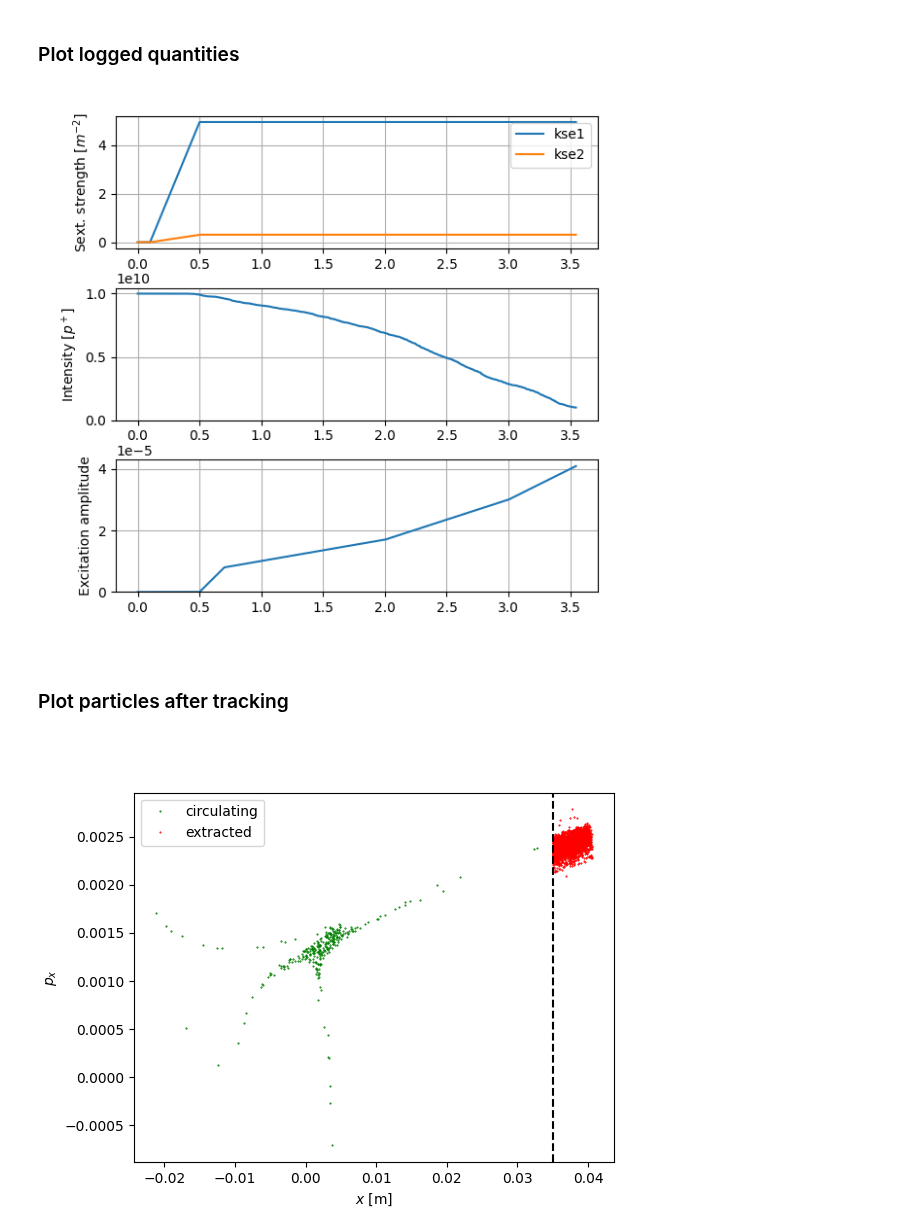
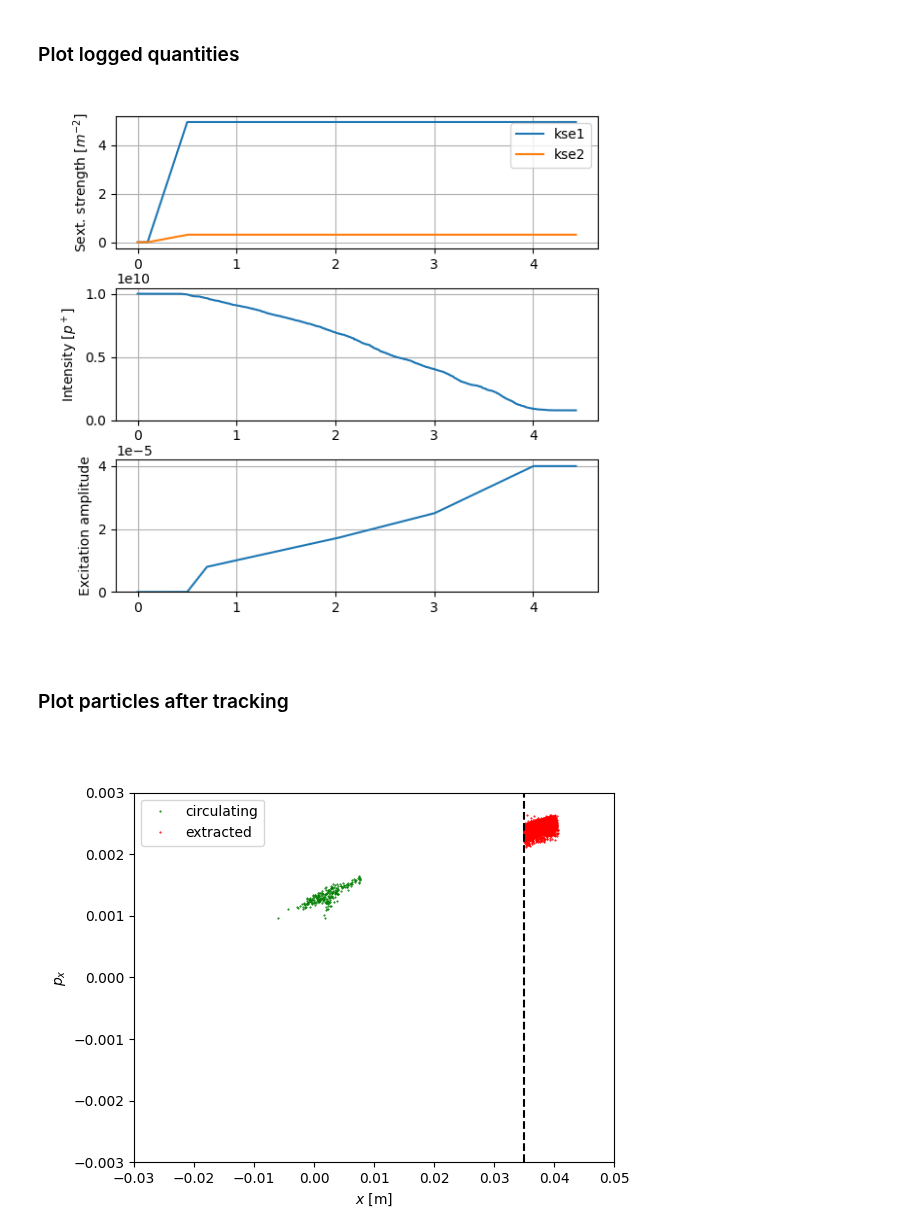
Before and after one commit to xsuite/slow_extraction_tutorial, a Jupyter notebook: notebook_03_spill.ipynb, the cells around one changed output. Saved outputs shown, nothing was run; the diff lists cells and outputs as text; code cells hidden in the pictures.

```diff
--- a/notebook_03_spill.ipynb
+++ b/notebook_03_spill.ipynb
@@ -174,10 +175,10 @@ Done compiling ContextCpu kernels.
 # %%
 line.functions['fun_excit'] = xt.FunctionPieceWiseLinear(
     x=[0, 0.5e-3, 0.7e-3, 2e-3,   3e-3,    4e-3],
-    y=[0, 0,       .8e-5, 1.7e-5, 3e-5,  5e-5])
+    y=[0, 0,       .8e-5, 1.7e-5, 2.5e-5,  4e-5])
 line.functions['fun_freq'] = xt.FunctionPieceWiseLinear(
     x=[0,     0.5e-3, 4e-3],
-    y=[0.6625 ,0.6625,  0.6625])
+    y=[0.662 ,0.662,  0.662])
 
 line.vars['ampl_excit'] = line.functions['fun_excit'](line.vars['t_turn_s'])
 line.vars['freq_excit'] = line.functions['fun_freq'](line.vars['t_turn_s'])
@@ -233,21 +234,22 @@ plt.grid()
 
 plt.subplots_adjust(top=.95, bottom=.1, hspace=.3)
 # %% [output]
-[figure, old version]
+[figure, new version]
 # %% [markdown]
 ### Plot particles after tracking
 # %%
 plt.figure()
 mask_alive = p.state>0
 mask_lost = ~mask_alive
 plt.plot(p.x[mask_alive], p.px[mask_alive],
          '.', markersize=1, color='green', label='circulating')
 plt.plot(p.x[mask_lost], p.px[mask_lost],
          '.', markersize=1, color='red', label='extracted')
 plt.xlabel('$x$ [m]'); plt.ylabel('$p_x$')
+plt.xlim(-0.03, 0.05); plt.ylim(-3e-3, 3e-3)
 plt.axvline(x=line['septum_aperture'].max_x, color='k', ls='--')
 plt.legend()
 plt.subplots_adjust(left=0.15)
 plt.show()
 # %% [output]
-[figure, old version]
+[figure, new version]
```
Also changed, not shown: parts of 3 cells of this notebook.
